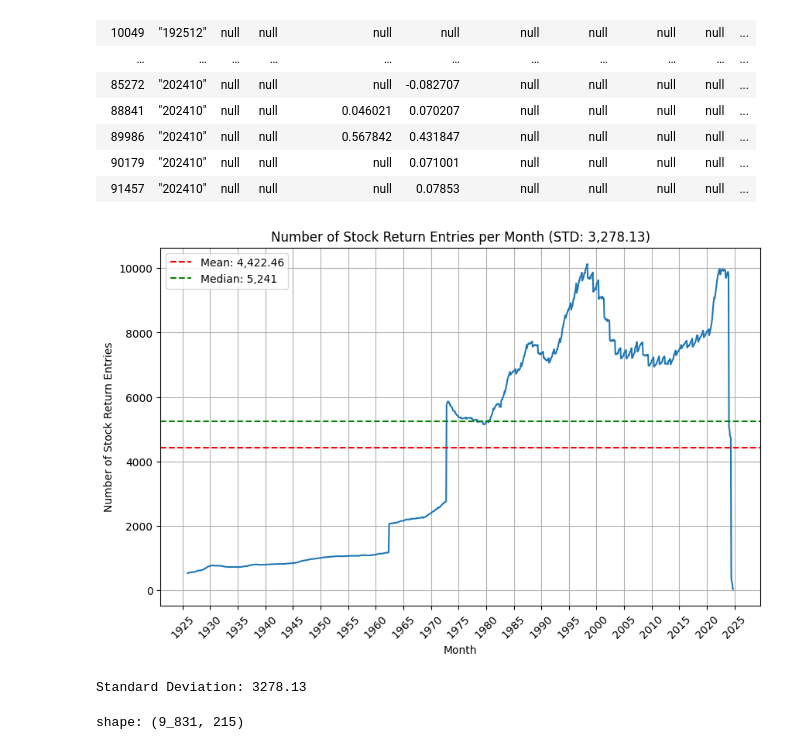
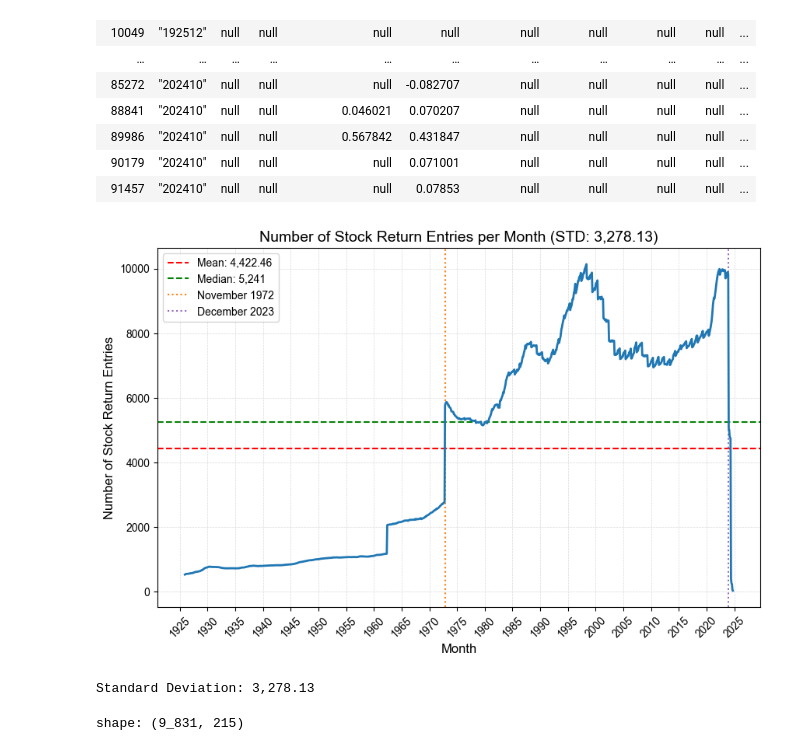
Before and after one commit to NicolasAlmerge/FIN407FinalProject, a Jupyter notebook: DataAnalysis.ipynb, the cells around one changed output. Cells and saved outputs as stored; diff of their text form; code cells hidden in the pictures.

```diff
--- a/DataAnalysis.ipynb
+++ b/DataAnalysis.ipynb
@@ -119,24 +120,28 @@ lengths = grouped_data["len"].to_list()
 # %%
 average = cast(float, np.nanmean(lengths))
 median = int(cast(float, np.nanmedian(lengths)))
 std = np.nanstd(lengths)
+plt.style.use("stata.mplstyle")
 plt.figure(figsize=(10, 6))
+plt.axhline(y=average, color="r", linestyle="--", label=f"Mean: {average:,.2f}", linewidth=1.5)
+plt.axhline(y=median, color="g", linestyle="--", label=f"Median: {median:,}", linewidth=1.5)
+plt.axvline(x=date(1972, 11, 1), color="tab:orange", linestyle=":", linewidth=1.5, label="November 1972")
+plt.axvline(x=date(2023, 12, 1), color="tab:purple", linestyle=":", linewidth=1.5, label="December 2023")
 plt.plot(dates, lengths)
-plt.axhline(y=average, color="r", linestyle="--", label=f"Mean: {average:,.2f}")
-plt.axhline(y=median, color="g", linestyle="--", label=f"Median: {median:,}")
 plt.title(f"Number of Stock Return Entries per Month (STD: {std:,.2f})")
 plt.gca().xaxis.set_major_locator(matplotlib.dates.YearLocator(5))
 plt.gca().xaxis.set_major_formatter(matplotlib.dates.DateFormatter("%Y"))
 plt.gca().grid(True)
 plt.xticks(rotation=45)
 plt.xlabel("Month")
 plt.ylabel("Number of Stock Return Entries")
 plt.legend()
+plt.savefig("number_returns_per_month.png", dpi=300)
 plt.show()
-print(f"Standard Deviation: {std:.2f}")
+print(f"Standard Deviation: {std:,.2f}")
 # %% [output]
-[figure, old version]
+[figure, new version]
-Standard Deviation: 3278.13
+Standard Deviation: 3,278.13
 # %%
 full_data.filter(pl.col("date") == date(2023, 12, 1))
 # %% [output]
```
Also changed, not shown: parts of 5 cells of this notebook, 2 other files.
